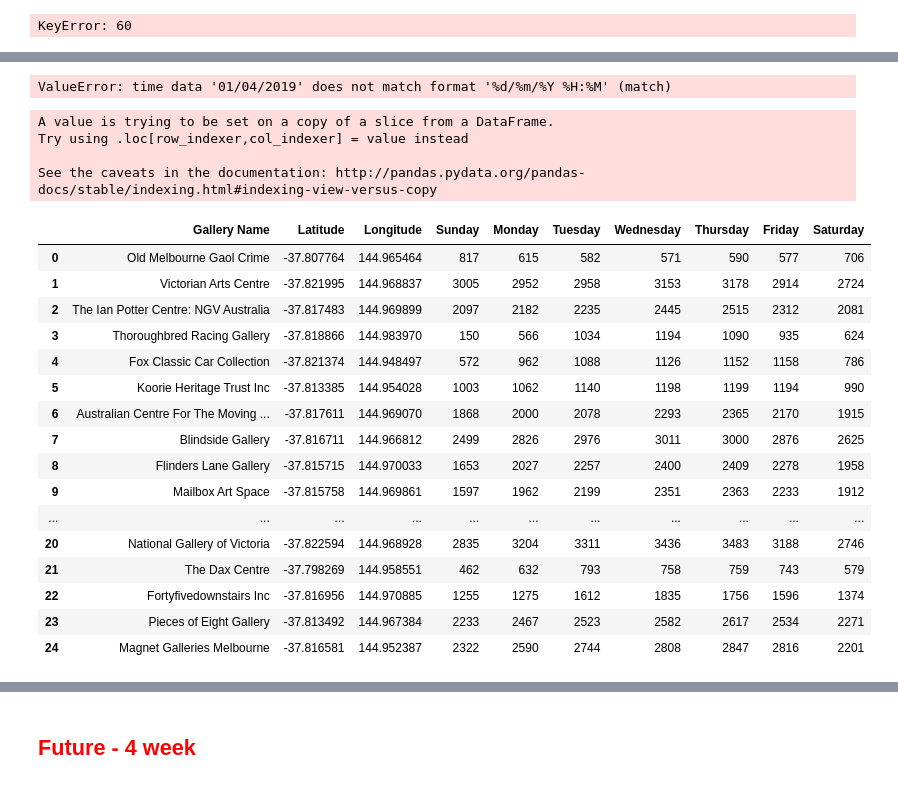
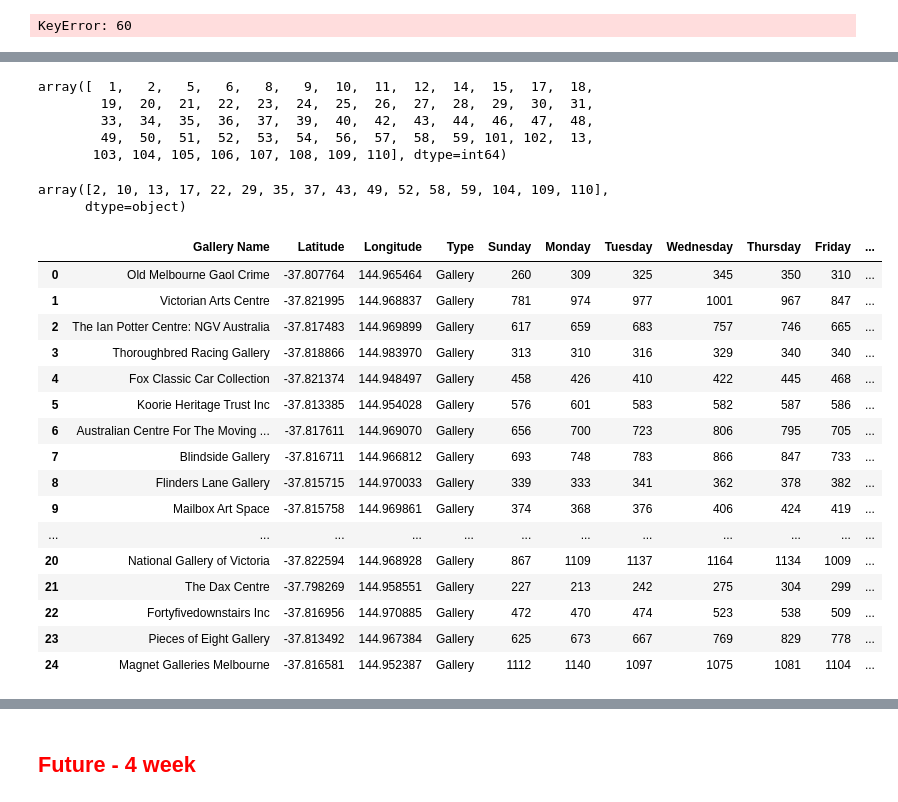
Before and after one commit to Data-plus/CBD-Dashboard, a Jupyter notebook: scripts/Making Prediction.ipynb, the cells around one changed output, grey strips where cells are left out. Cells and saved outputs as stored; diff of their text form; code cells hidden in the pictures.

Commit message:
speed enhanced, revGeo
- using global
- reverse geocoding
- Some changes in prediction

```diff
--- a/scripts/Making Prediction.ipynb
+++ b/scripts/Making Prediction.ipynb
@@ -617 +621,14 @@ dat
+# %%
+df2['sensor_id'].unique()
+# %% [output]
+array([  1,   2,   5,   6,   8,   9,  10,  11,  12,  14,  15,  17,  18,
+        19,  20,  21,  22,  23,  24,  25,  26,  27,  28,  29,  30,  31,
+        33,  34,  35,  36,  37,  39,  40,  42,  43,  44,  46,  47,  48,
+        49,  50,  51,  52,  53,  54,  56,  57,  58,  59, 101, 102,  13,
+       103, 104, 105, 106, 107, 108, 109, 110], dtype=int64)
+# %%
+models_df['sensor_id'].unique()
+# %% [output]
+array([2, 10, 13, 17, 22, 29, 35, 37, 43, 49, 52, 58, 59, 104, 109, 110],
+      dtype=object)
 # %%
@@ -624,9 +641,3 @@ dat2.to_csv('dat2.csv', index=False)
 # %%
 # Read back
 dat2 = pd.read_csv('dat2.csv')
-# %%
-# Find weekday
-dat2['date_time'] = pd.to_datetime(dat2['date_time'], format="%d/%m/%Y %H:%M")
-dat2 = dat2.iloc[4370:,]
-# %% [output]
-ValueError: time data '01/04/2019' does not match format '%d/%m/%Y %H:%M' (match)
@@ -639,8 +643,0 @@ for i in range(len(dat2)):
-# %%
-# Append Column
-dat2['Day'] = my_day_list
-# %% [output]
-A value is trying to be set on a copy of a slice from a DataFrame.
-Try using .loc[row_indexer,col_indexer] = value instead
-
-See the caveats in the documentation: http://pandas.pydata.org/pandas-docs/stable/indexing.html#indexing-view-versus-copy
@@ -647,29 +648,31 @@ See the caveats in the documentation: http://pandas.pydata.org/pandas-docs/stabl
 # %%
+data = data
+
 # Find average for each gallery
 average_list = []
 
 for n in range(0,len(gallery)):
-    average = for_eachday(get_ped(gallery, dat2, df2, i=n), df2)
+    average = for_eachday(get_ped(gallery, data, df2, i=n))
     average_list.append(average)
 
 # Concat
 past = pd.concat([gallery, pd.DataFrame(average_list, columns=day_list)], axis=1)
 past
 # %% [output]
-|  | Gallery Name | Latitude | Longitude | Sunday | Monday | Tuesday | Wednesday | Thursday | Friday | Saturday |
-| 0 | Old Melbourne Gaol Crime | -37.807764 | 144.965464 | 817 | 615 | 582 | 571 | 590 | 577 | 706 |
-| 1 | Victorian Arts Centre | -37.821995 | 144.968837 | 3005 | 2952 | 2958 | 3153 | 3178 | 2914 | 2724 |
-| 2 | The Ian Potter Centre: NGV Australia | -37.817483 | 144.969899 | 2097 | 2182 | 2235 | 2445 | 2515 | 2312 | 2081 |
-| 3 | Thoroughbred Racing Gallery | -37.818866 | 144.983970 | 150 | 566 | 1034 | 1194 | 1090 | 935 | 624 |
-| 4 | Fox Classic Car Collection | -37.821374 | 144.948497 | 572 | 962 | 1088 | 1126 | 1152 | 1158 | 786 |
-| 5 | Koorie Heritage Trust Inc | -37.813385 | 144.954028 | 1003 | 1062 | 1140 | 1198 | 1199 | 1194 | 990 |
-| 6 | Australian Centre For The Moving ... | -37.817611 | 144.969070 | 1868 | 2000 | 2078 | 2293 | 2365 | 2170 | 1915 |
-| 7 | Blindside Gallery | -37.816711 | 144.966812 | 2499 | 2826 | 2976 | 3011 | 3000 | 2876 | 2625 |
-| 8 | Flinders Lane Gallery | -37.815715 | 144.970033 | 1653 | 2027 | 2257 | 2400 | 2409 | 2278 | 1958 |
-| 9 | Mailbox Art Space | -37.815758 | 144.969861 | 1597 | 1962 | 2199 | 2351 | 2363 | 2233 | 1912 |
-| ... | ... | ... | ... | ... | ... | ... | ... | ... | ... | ... |
-| 20 | National Gallery of Victoria | -37.822594 | 144.968928 | 2835 | 3204 | 3311 | 3436 | 3483 | 3188 | 2746 |
-| 21 | The Dax Centre | -37.798269 | 144.958551 | 462 | 632 | 793 | 758 | 759 | 743 | 579 |
-| 22 | Fortyfivedownstairs Inc | -37.816956 | 144.970885 | 1255 | 1275 | 1612 | 1835 | 1756 | 1596 | 1374 |
-| 23 | Pieces of Eight Gallery | -37.813492 | 144.967384 | 2233 | 2467 | 2523 | 2582 | 2617 | 2534 | 2271 |
-| 24 | Magnet Galleries Melbourne | -37.816581 | 144.952387 | 2322 | 2590 | 2744 | 2808 | 2847 | 2816 | 2201 |
+|  | Gallery Name | Latitude | Longitude | Type | Sunday | Monday | Tuesday | Wednesday | Thursday | Friday | ... |
+| 0 | Old Melbourne Gaol Crime | -37.807764 | 144.965464 | Gallery | 260 | 309 | 325 | 345 | 350 | 310 | ... |
+| 1 | Victorian Arts Centre | -37.821995 | 144.968837 | Gallery | 781 | 974 | 977 | 1001 | 967 | 847 | ... |
+| 2 | The Ian Potter Centre: NGV Australia | -37.817483 | 144.969899 | Gallery | 617 | 659 | 683 | 757 | 746 | 665 | ... |
+| 3 | Thoroughbred Racing Gallery | -37.818866 | 144.983970 | Gallery | 313 | 310 | 316 | 329 | 340 | 340 | ... |
+| 4 | Fox Classic Car Collection | -37.821374 | 144.948497 | Gallery | 458 | 426 | 410 | 422 | 445 | 468 | ... |
+| 5 | Koorie Heritage Trust Inc | -37.813385 | 144.954028 | Gallery | 576 | 601 | 583 | 582 | 587 | 586 | ... |
+| 6 | Australian Centre For The Moving ... | -37.817611 | 144.969070 | Gallery | 656 | 700 | 723 | 806 | 795 | 705 | ... |
+| 7 | Blindside Gallery | -37.816711 | 144.966812 | Gallery | 693 | 748 | 783 | 866 | 847 | 733 | ... |
+| 8 | Flinders Lane Gallery | -37.815715 | 144.970033 | Gallery | 339 | 333 | 341 | 362 | 378 | 382 | ... |
+| 9 | Mailbox Art Space | -37.815758 | 144.969861 | Gallery | 374 | 368 | 376 | 406 | 424 | 419 | ... |
+| ... | ... | ... | ... | ... | ... | ... | ... | ... | ... | ... | ... |
+| 20 | National Gallery of Victoria | -37.822594 | 144.968928 | Gallery | 867 | 1109 | 1137 | 1164 | 1134 | 1009 | ... |
+| 21 | The Dax Centre | -37.798269 | 144.958551 | Gallery | 227 | 213 | 242 | 275 | 304 | 299 | ... |
+| 22 | Fortyfivedownstairs Inc | -37.816956 | 144.970885 | Gallery | 472 | 470 | 474 | 523 | 538 | 509 | ... |
+| 23 | Pieces of Eight Gallery | -37.813492 | 144.967384 | Gallery | 625 | 673 | 667 | 769 | 829 | 778 | ... |
+| 24 | Magnet Galleries Melbourne | -37.816581 | 144.952387 | Gallery | 1112 | 1140 | 1097 | 1075 | 1081 | 1104 | ... |
```
Also changed, not shown: parts of 26 cells of this notebook, 25 other files.
